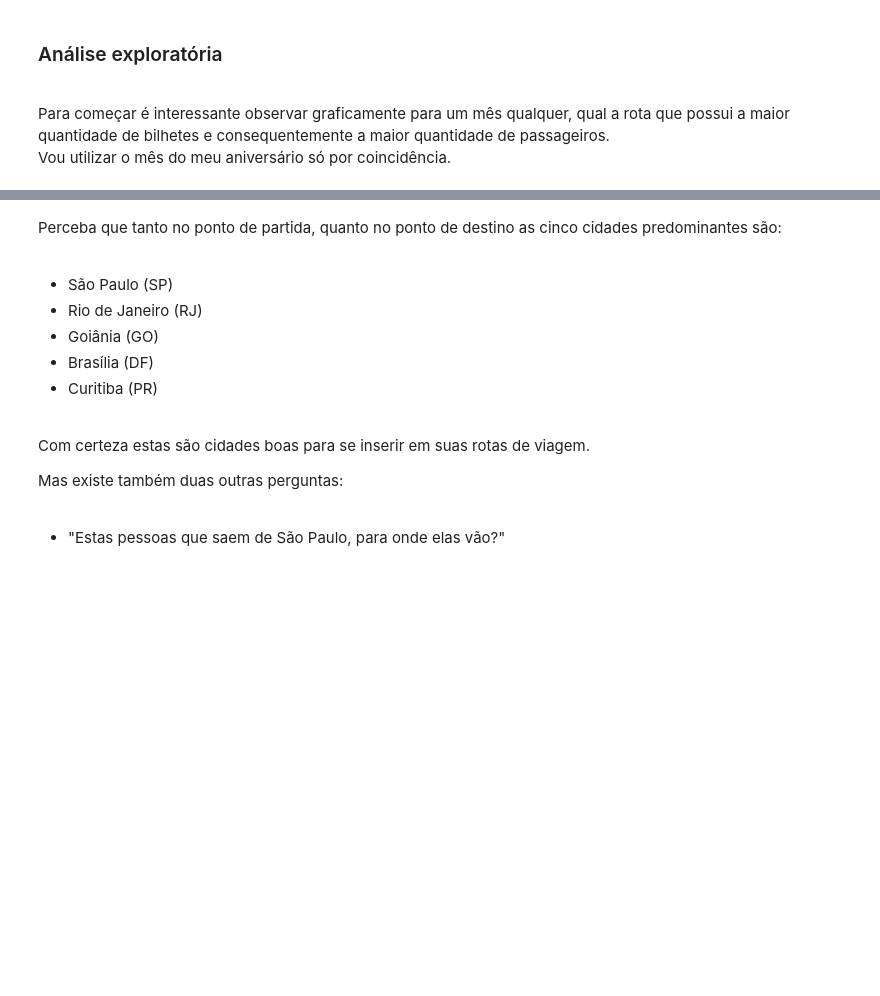
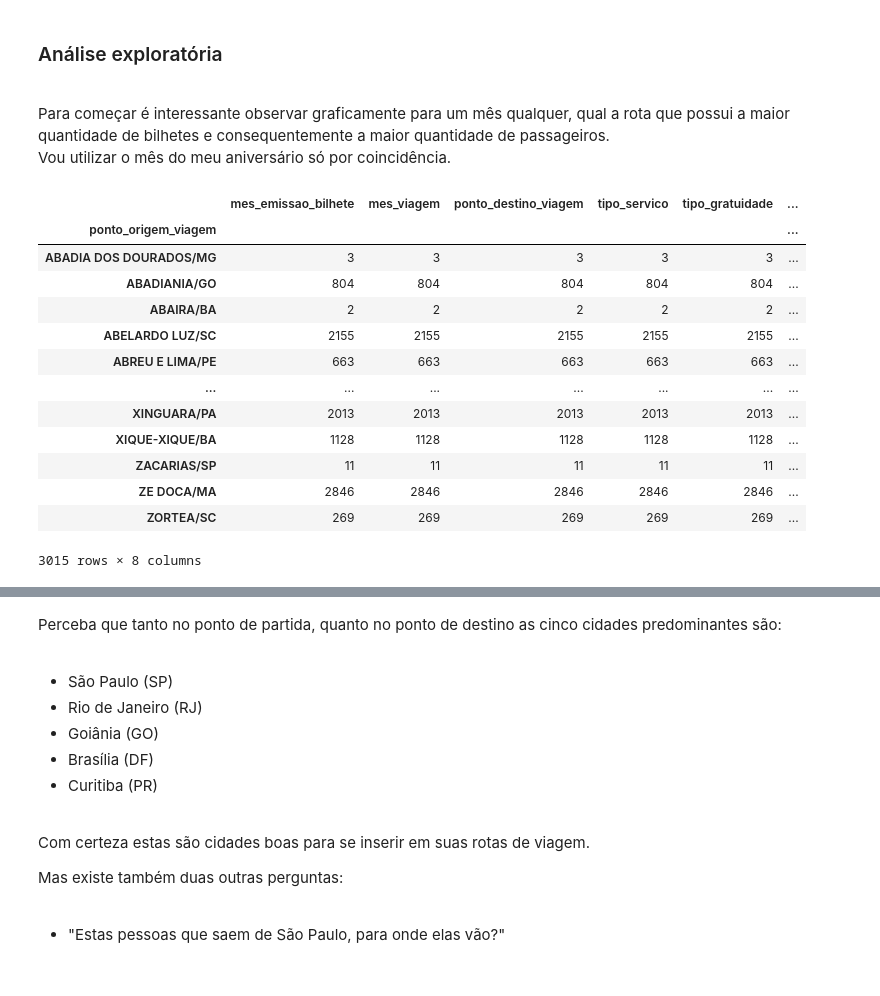
Before and after one commit to TheoBR00/Projeto-Big-Data, a Jupyter notebook: Analise.ipynb, the cells around one changed output, grey strips where cells are left out. Saved outputs shown, nothing was run; the diff lists cells and outputs as text; code cells hidden in the pictures; blank space fills up the shorter version.

```diff
--- a/Analise.ipynb
+++ b/Analise.ipynb
@@ -42,13 +42,14 @@ import os
 import numpy as np
 import matplotlib.pyplot as plt
 import plotly.express as px
+import plotly.graph_objects as go
 
 # Definindo o nome do arquivo de análise e seu caminho.
 file_name = "Bilhetes.zip"
-path = "C:/Users/danie/Desktop/Estudo/Eletivas/Big Data para dados públicos/Projeto-Big-Data/"
+#path = "C:/Users/danie/Desktop/Estudo/Eletivas/Big Data para dados públicos/Projeto-Big-Data/"
 
 # Abrindo a arquivo zip com as informações de todos os meses
-with ZipFile(os.path.join(path+file_name), 'r') as zip:
+with ZipFile(os.path.join(file_name), 'r') as zip:
     # Printando o nome de todos os arquivo dentro do zip
     zip.printdir()
     # Extraindo os arquivos para o diretório de trabalho
@@ -232,6 +233,23 @@ def analiseExploratoria(df:pd.DataFrame, data:str,  numAmostras:int, sentido:boo
                   template='plotly_white')
 
     return fig.show()
+# %%
+bilhetes.groupby(['ponto_origem_viagem']).count()
+# %% [output]
+|  | mes_emissao_bilhete | mes_viagem | ponto_destino_viagem | tipo_servico | tipo_gratuidade | ... |
+| ponto_origem_viagem |  |  |  |  |  | ... |
+| ABADIA DOS DOURADOS/MG | 3 | 3 | 3 | 3 | 3 | ... |
+| ABADIANIA/GO | 804 | 804 | 804 | 804 | 804 | ... |
+| ABAIRA/BA | 2 | 2 | 2 | 2 | 2 | ... |
+| ABELARDO LUZ/SC | 2155 | 2155 | 2155 | 2155 | 2155 | ... |
+| ABREU E LIMA/PE | 663 | 663 | 663 | 663 | 663 | ... |
+| ... | ... | ... | ... | ... | ... | ... |
+| XINGUARA/PA | 2013 | 2013 | 2013 | 2013 | 2013 | ... |
+| XIQUE-XIQUE/BA | 1128 | 1128 | 1128 | 1128 | 1128 | ... |
+| ZACARIAS/SP | 11 | 11 | 11 | 11 | 11 | ... |
+| ZE DOCA/MA | 2846 | 2846 | 2846 | 2846 | 2846 | ... |
+| ZORTEA/SC | 269 | 269 | 269 | 269 | 269 | ... |
+3015 rows × 8 columns
 # %%
 analiseExploratoria(df=bilhetes, data='04/2022', numAmostras=10, sentido=True)
 # %% [output]
```
Also changed, not shown: parts of 13 cells of this notebook.
